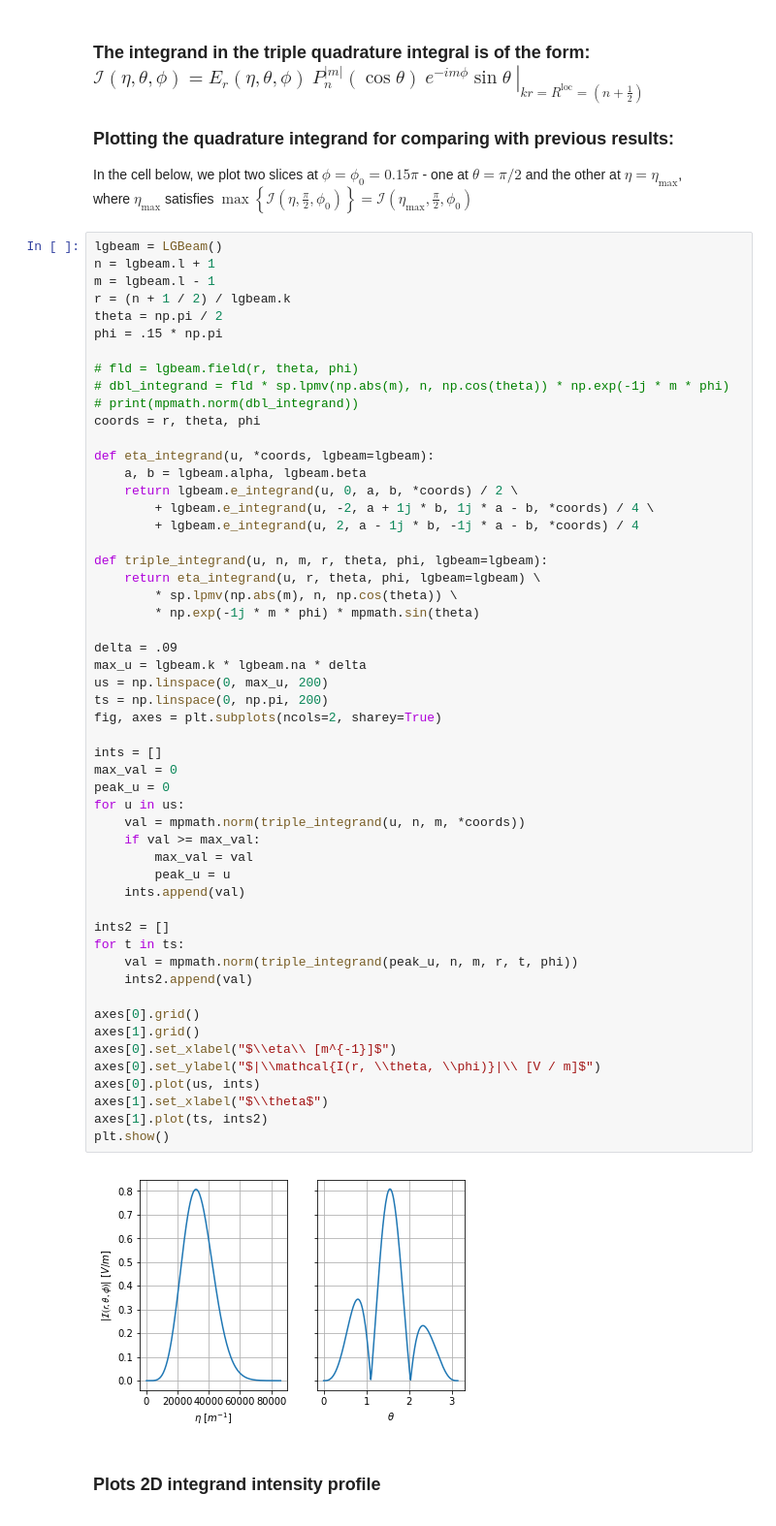
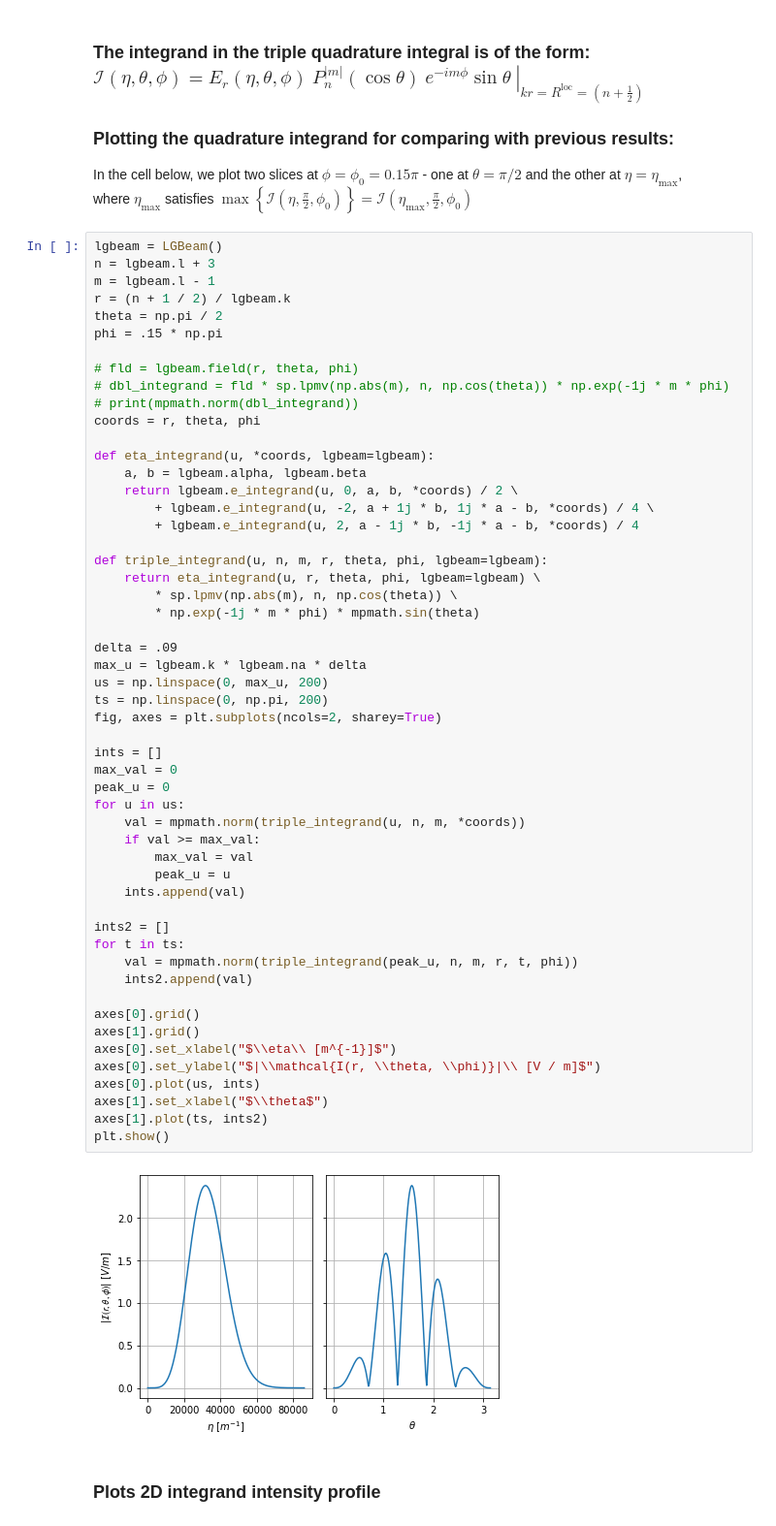
Before and after one commit to LVotto/jupylgbeams_lens, a Jupyter notebook: FocusedLGBeams.ipynb, the cells around one changed output. Shown at 97% size. Drawn from its saved outputs; the diff is of its cells as text.

```diff
--- a/FocusedLGBeams.ipynb
+++ b/FocusedLGBeams.ipynb
@@ -123,7 +123,7 @@ print(lgbeam.triple_integral(3, 1))
 In the cell below, we plot two slices at $\phi = \phi_0 = 0.15 \pi$ - one at $\theta = \pi / 2$ and the other at $\eta = \eta_{\text{max}}$, <br> where $\eta_{\text{max}}$ satisfies $\max\left\{ \mathcal{I}\left(\eta, \frac{\pi}{2}, \phi_0\right) \right\} = \mathcal{I}\left( \eta_{\text{max}}, \frac{\pi}{2}, \phi_0 \right)$
 # %%
 lgbeam = LGBeam()
-n = lgbeam.l + 1
+n = lgbeam.l + 3
 m = lgbeam.l - 1
 r = (n + 1 / 2) / lgbeam.k
 theta = np.pi / 2
@@ -148,34 +148,34 @@ def triple_integrand(u, n, m, r, theta, phi, lgbeam=lgbeam):
 delta = .09
 max_u = lgbeam.k * lgbeam.na * delta
 us = np.linspace(0, max_u, 200)
 ts = np.linspace(0, np.pi, 200)
 fig, axes = plt.subplots(ncols=2, sharey=True)
 
 ints = []
 max_val = 0
 peak_u = 0
 for u in us:
     val = mpmath.norm(triple_integrand(u, n, m, *coords))
     if val >= max_val:
         max_val = val
         peak_u = u
     ints.append(val)
 
 ints2 = []
 for t in ts:
     val = mpmath.norm(triple_integrand(peak_u, n, m, r, t, phi))
     ints2.append(val)
 
 axes[0].grid()
 axes[1].grid()
 axes[0].set_xlabel("$\\eta\\ [m^{-1}]$")
 axes[0].set_ylabel("$|\\mathcal{I(r, \\theta, \\phi)}|\\ [V / m]$")
 axes[0].plot(us, ints)
 axes[1].set_xlabel("$\\theta$")
 axes[1].plot(ts, ints2)
 plt.show()
 # %% [output]
-[figure, old version]
+[figure, new version]
 # %% [markdown]
 ### Plots 2D integrand intensity profile
 # %%
```
Also changed, not shown: parts of 8 cells of this notebook, 1 other file.
